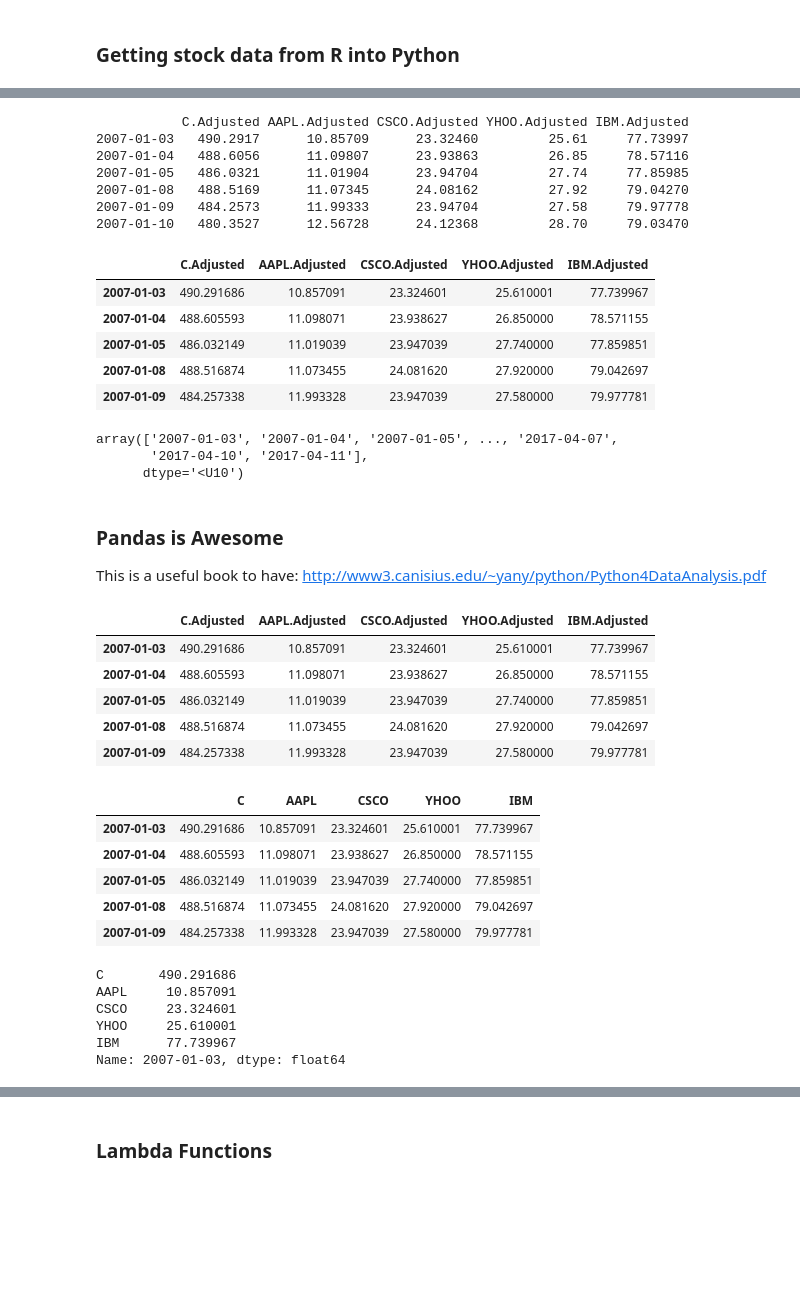
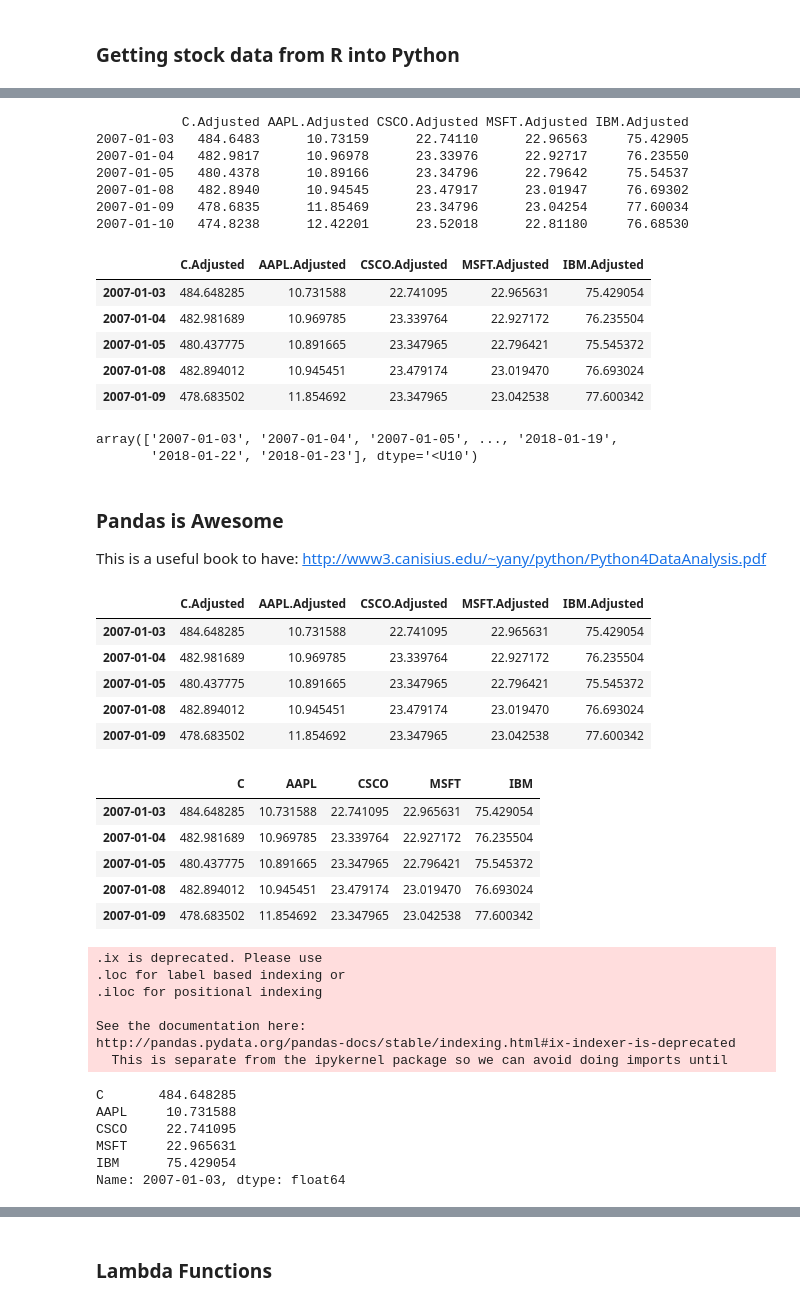
Before and after one commit to nacerix/IDTF, a Jupyter notebook: Lecture_6/GetStarted_Python_in_Finance.ipynb, the cells around one changed output, grey strips where cells are left out. Cells and saved outputs as stored; diff of their text form; code cells hidden in the pictures; blank space fills up the shorter version.

```diff
--- a/Lecture_6/GetStarted_Python_in_Finance.ipynb
+++ b/Lecture_6/GetStarted_Python_in_Finance.ipynb
@@ -212,21 +211,21 @@ Attaching package: ‘zoo’
 citi = as.matrix(C$C.Adjusted)
 aapl = as.matrix(AAPL$AAPL.Adjusted)
 csco = as.matrix(CSCO$CSCO.Adjusted)
-yhoo = as.matrix(YHOO$YHOO.Adjusted)
+msft = as.matrix(MSFT$MSFT.Adjusted)
 ibm = as.matrix(IBM$IBM.Adjusted)
 # %%
 %%R
-stkdata = data.frame(cbind(citi,aapl,csco,yhoo,ibm))
+stkdata = data.frame(cbind(citi,aapl,csco,msft,ibm))
 rn = rownames(stkdata)
 head(stkdata)
 # %% [output]
-           C.Adjusted AAPL.Adjusted CSCO.Adjusted YHOO.Adjusted IBM.Adjusted
-2007-01-03   490.2917      10.85709      23.32460         25.61     77.73997
-2007-01-04   488.6056      11.09807      23.93863         26.85     78.57116
-2007-01-05   486.0321      11.01904      23.94704         27.74     77.85985
-2007-01-08   488.5169      11.07345      24.08162         27.92     79.04270
-2007-01-09   484.2573      11.99333      23.94704         27.58     79.97778
-2007-01-10   480.3527      12.56728      24.12368         28.70     79.03470
+           C.Adjusted AAPL.Adjusted CSCO.Adjusted MSFT.Adjusted IBM.Adjusted
+2007-01-03   484.6483      10.73159      22.74110      22.96563     75.42905
+2007-01-04   482.9817      10.96978      23.33976      22.92717     76.23550
+2007-01-05   480.4378      10.89166      23.34796      22.79642     75.54537
+2007-01-08   482.8940      10.94545      23.47917      23.01947     76.69302
+2007-01-09   478.6835      11.85469      23.34796      23.04254     77.60034
+2007-01-10   474.8238      12.42201      23.52018      22.81180     76.68530
 # %%
 ### Now bring this data frame from R back into Python
 
@@ -235,18 +234,17 @@ rn = %Rget rn
 # %%
 stkdata.head()
 # %% [output]
-|  | C.Adjusted | AAPL.Adjusted | CSCO.Adjusted | YHOO.Adjusted | IBM.Adjusted |
-| 2007-01-03 | 490.291686 | 10.857091 | 23.324601 | 25.610001 | 77.739967 |
-| 2007-01-04 | 488.605593 | 11.098071 | 23.938627 | 26.850000 | 78.571155 |
-| 2007-01-05 | 486.032149 | 11.019039 | 23.947039 | 27.740000 | 77.859851 |
-| 2007-01-08 | 488.516874 | 11.073455 | 24.081620 | 27.920000 | 79.042697 |
-| 2007-01-09 | 484.257338 | 11.993328 | 23.947039 | 27.580000 | 79.977781 |
+|  | C.Adjusted | AAPL.Adjusted | CSCO.Adjusted | MSFT.Adjusted | IBM.Adjusted |
+| 2007-01-03 | 484.648285 | 10.731588 | 22.741095 | 22.965631 | 75.429054 |
+| 2007-01-04 | 482.981689 | 10.969785 | 23.339764 | 22.927172 | 76.235504 |
+| 2007-01-05 | 480.437775 | 10.891665 | 23.347965 | 22.796421 | 75.545372 |
+| 2007-01-08 | 482.894012 | 10.945451 | 23.479174 | 23.019470 | 76.693024 |
+| 2007-01-09 | 478.683502 | 11.854692 | 23.347965 | 23.042538 | 77.600342 |
 # %%
 rn
 # %% [output]
-array(['2007-01-03', '2007-01-04', '2007-01-05', ..., '2017-04-07',
-       '2017-04-10', '2017-04-11'],
-      dtype='<U10')
+array(['2007-01-03', '2007-01-04', '2007-01-05', ..., '2018-01-19',
+       '2018-01-22', '2018-01-23'], dtype='<U10')
 # %% [markdown]
 ### Pandas is Awesome
 
@@ -258,36 +256,43 @@ stk = pd.DataFrame(stkdata)
 #stk = stk.T
 stk.head()
 # %% [output]
-|  | C.Adjusted | AAPL.Adjusted | CSCO.Adjusted | YHOO.Adjusted | IBM.Adjusted |
-| 2007-01-03 | 490.291686 | 10.857091 | 23.324601 | 25.610001 | 77.739967 |
-| 2007-01-04 | 488.605593 | 11.098071 | 23.938627 | 26.850000 | 78.571155 |
-| 2007-01-05 | 486.032149 | 11.019039 | 23.947039 | 27.740000 | 77.859851 |
-| 2007-01-08 | 488.516874 | 11.073455 | 24.081620 | 27.920000 | 79.042697 |
-| 2007-01-09 | 484.257338 | 11.993328 | 23.947039 | 27.580000 | 79.977781 |
+|  | C.Adjusted | AAPL.Adjusted | CSCO.Adjusted | MSFT.Adjusted | IBM.Adjusted |
+| 2007-01-03 | 484.648285 | 10.731588 | 22.741095 | 22.965631 | 75.429054 |
+| 2007-01-04 | 482.981689 | 10.969785 | 23.339764 | 22.927172 | 76.235504 |
+| 2007-01-05 | 480.437775 | 10.891665 | 23.347965 | 22.796421 | 75.545372 |
+| 2007-01-08 | 482.894012 | 10.945451 | 23.479174 | 23.019470 | 76.693024 |
+| 2007-01-09 | 478.683502 | 11.854692 | 23.347965 | 23.042538 | 77.600342 |
 # %%
 ### RENAME COLUMNS OF A DATAFRAME
 
-stk.columns=["C","AAPL","CSCO","YHOO","IBM"]
+stk.columns=["C","AAPL","CSCO","MSFT","IBM"]
 stk.index = rn
 stk.head()
 # %% [output]
-|  | C | AAPL | CSCO | YHOO | IBM |
-| 2007-01-03 | 490.291686 | 10.857091 | 23.324601 | 25.610001 | 77.739967 |
-| 2007-01-04 | 488.605593 | 11.098071 | 23.938627 | 26.850000 | 78.571155 |
-| 2007-01-05 | 486.032149 | 11.019039 | 23.947039 | 27.740000 | 77.859851 |
-| 2007-01-08 | 488.516874 | 11.073455 | 24.081620 | 27.920000 | 79.042697 |
-| 2007-01-09 | 484.257338 | 11.993328 | 23.947039 | 27.580000 | 79.977781 |
+|  | C | AAPL | CSCO | MSFT | IBM |
+| 2007-01-03 | 484.648285 | 10.731588 | 22.741095 | 22.965631 | 75.429054 |
+| 2007-01-04 | 482.981689 | 10.969785 | 23.339764 | 22.927172 | 76.235504 |
+| 2007-01-05 | 480.437775 | 10.891665 | 23.347965 | 22.796421 | 75.545372 |
+| 2007-01-08 | 482.894012 | 10.945451 | 23.479174 | 23.019470 | 76.693024 |
+| 2007-01-09 | 478.683502 | 11.854692 | 23.347965 | 23.042538 | 77.600342 |
 # %%
 ### PULL ONE ROW
 
 stk.ix['2007-01-03']
 # %% [output]
-C       490.291686
-AAPL     10.857091
-CSCO     23.324601
-YHOO     25.610001
-IBM      77.739967
-Name: 2007-01-03, dtype: float64
+.ix is deprecated. Please use
+.loc for label based indexing or
+.iloc for positional indexing
+
+See the documentation here:
+http://pandas.pydata.org/pandas-docs/stable/indexing.html#ix-indexer-is-deprecated
+  This is separate from the ipykernel package so we can avoid doing imports until
+C       484.648285
+AAPL     10.731588
+CSCO     22.741095
+MSFT     22.965631
+IBM      75.429054
+Name: 2007-01-03, dtype: float64
 # %%
 stk.ix['2007-01-03']["AAPL"]
 # %% [output]
```
Also changed, not shown: parts of 53 cells of this notebook, 6 other files.
